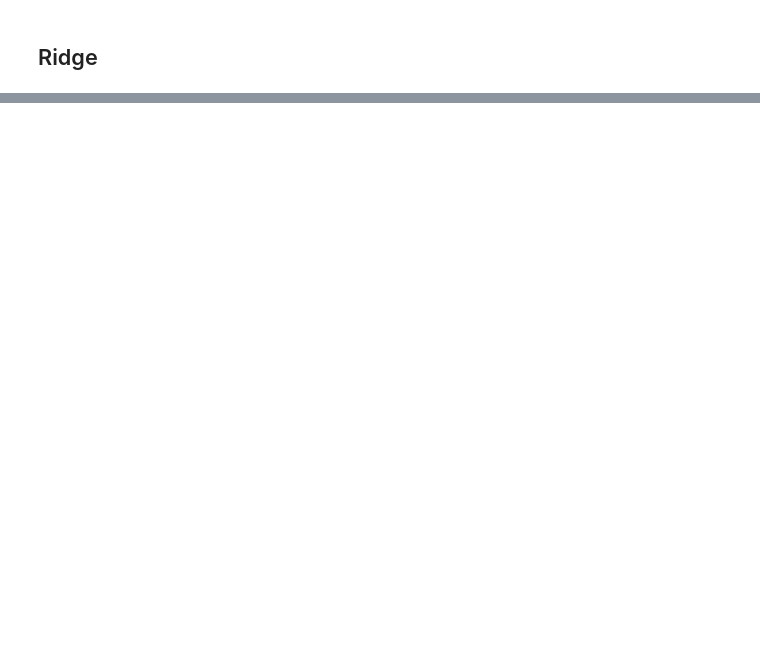
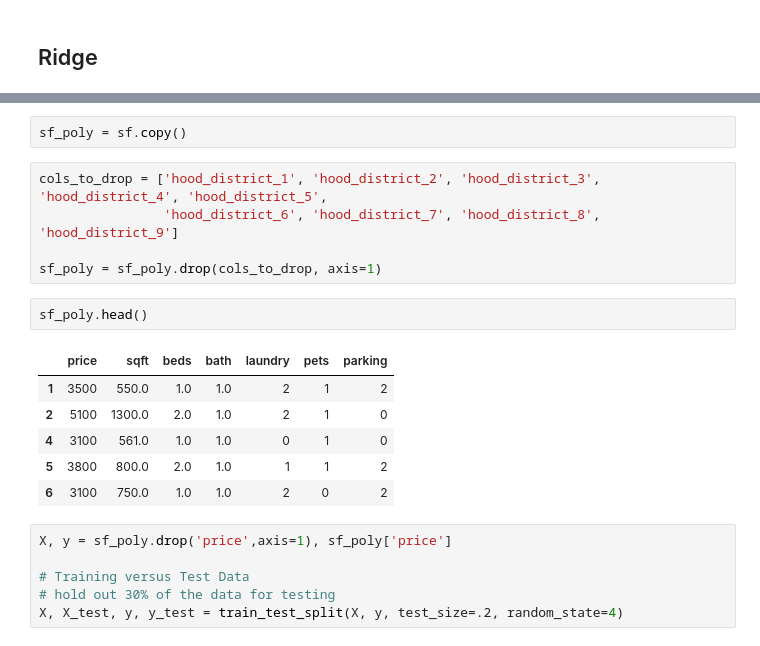
Before and after one commit to alfredjackieots/CL-housing-rent-predictions, a Jupyter notebook: scratch/2_lower_thresh.ipynb, the cells around one changed output, grey strips where cells are left out. Drawn from its saved outputs; the diff is of its cells as text; blank space fills up the shorter version.

```diff
--- a/2_lower_thresh.ipynb
+++ b/scratch/2_lower_thresh.ipynb
@@ -280,0 +463,22 @@ Lasso mean RMSE: 498.77764 +- 34.43628
+# %%
+sf_poly = sf.copy()
+# %%
+cols_to_drop = ['hood_district_1', 'hood_district_2', 'hood_district_3', 'hood_district_4', 'hood_district_5',
+                'hood_district_6', 'hood_district_7', 'hood_district_8', 'hood_district_9']
+
+sf_poly = sf_poly.drop(cols_to_drop, axis=1)
+# %%
+sf_poly.head()
+# %% [output]
+|  | price | sqft | beds | bath | laundry | pets | parking |
+| 1 | 3500 | 550.0 | 1.0 | 1.0 | 2 | 1 | 2 |
+| 2 | 5100 | 1300.0 | 2.0 | 1.0 | 2 | 1 | 0 |
+| 4 | 3100 | 561.0 | 1.0 | 1.0 | 0 | 1 | 0 |
+| 5 | 3800 | 800.0 | 2.0 | 1.0 | 1 | 1 | 2 |
+| 6 | 3100 | 750.0 | 1.0 | 1.0 | 2 | 0 | 2 |
+# %%
+X, y = sf_poly.drop('price',axis=1), sf_poly['price']
+
+# Training versus Test Data
+# hold out 30% of the data for testing
+X, X_test, y, y_test = train_test_split(X, y, test_size=.2, random_state=4)
```
Also changed, not shown: parts of 29 cells of this notebook, 10 other files.
